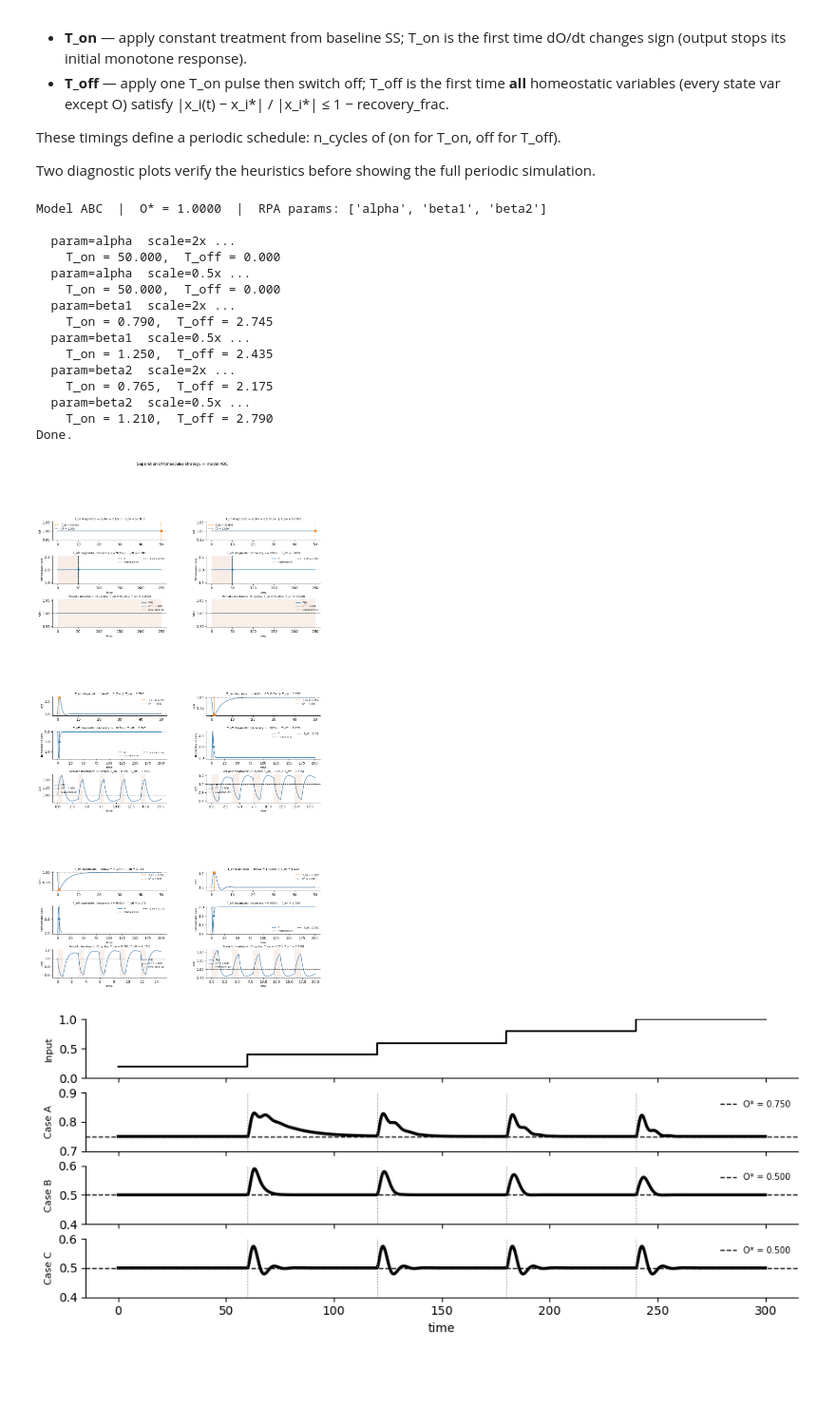
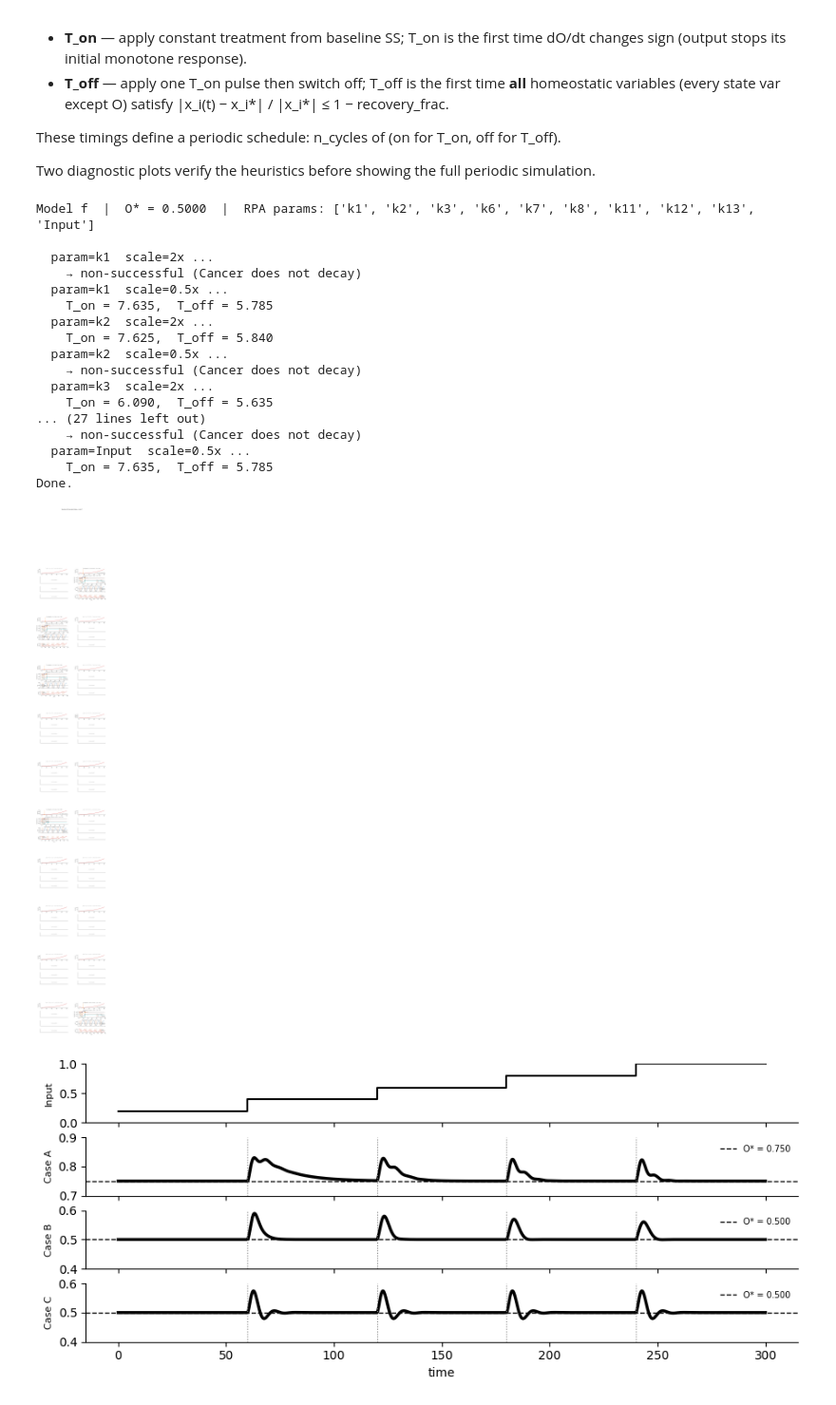
Before and after one commit to Liamir/autodiff-control, a Jupyter notebook: notebooks/rpa_model_class.ipynb, the cells around one changed output. Shown at 95% size. Drawn from its saved outputs; the diff is of its cells as text; code cells hidden in the pictures; blank space fills up the shorter version.

Commit message:
RRE on 6 models

```diff
--- a/notebooks/rpa_model_class.ipynb
+++ b/notebooks/rpa_model_class.ipynb
@@ -1525,24 +1618,26 @@ def run_sot_demo(model, n_cycles=5, recovery_frac=0.9, dt=0.005,
     plt.show()
     return sot
 # %%
-sot = run_sot_demo(model_abc, n_cycles=5, t_max_ton=50, t_max_toff=200)
+sot = run_sot_demo(model_f, n_cycles=5, t_max_ton=50, t_max_toff=50, recovery_frac=0.95)
 # %% [output]
-Model ABC  |  O* = 1.0000  |  RPA params: ['alpha', 'beta1', 'beta2']
+Model f  |  O* = 0.5000  |  RPA params: ['k1', 'k2', 'k3', 'k6', 'k7', 'k8', 'k11', 'k12', 'k13', 'Input']
 
-  param=alpha  scale=2x ...
-    T_on = 50.000,  T_off = 0.000
-  param=alpha  scale=0.5x ...
-    T_on = 50.000,  T_off = 0.000
-  param=beta1  scale=2x ...
-    T_on = 0.790,  T_off = 2.745
-  param=beta1  scale=0.5x ...
-    T_on = 1.250,  T_off = 2.435
-  param=beta2  scale=2x ...
-    T_on = 0.765,  T_off = 2.175
-  param=beta2  scale=0.5x ...
-    T_on = 1.210,  T_off = 2.790
+  param=k1  scale=2x ...
+    → non-successful (Cancer does not decay)
+  param=k1  scale=0.5x ...
+    T_on = 7.635,  T_off = 5.785
+  param=k2  scale=2x ...
+    T_on = 7.625,  T_off = 5.840
+  param=k2  scale=0.5x ...
+    → non-successful (Cancer does not decay)
+  param=k3  scale=2x ...
+    T_on = 6.090,  T_off = 5.635
+... (27 lines left out)
+    → non-successful (Cancer does not decay)
+  param=Input  scale=0.5x ...
+    T_on = 7.635,  T_off = 5.785
 Done.
-[figure, old version]
+[figure, new version]
 # %%
 # ── Models a, b, c — stepped input, starting from SS at Input=0.2 ─────────────
 input_vals = [0.2, 0.4, 0.6, 0.8, 1.0]
```
Also changed, not shown: parts of 7 cells of this notebook.
